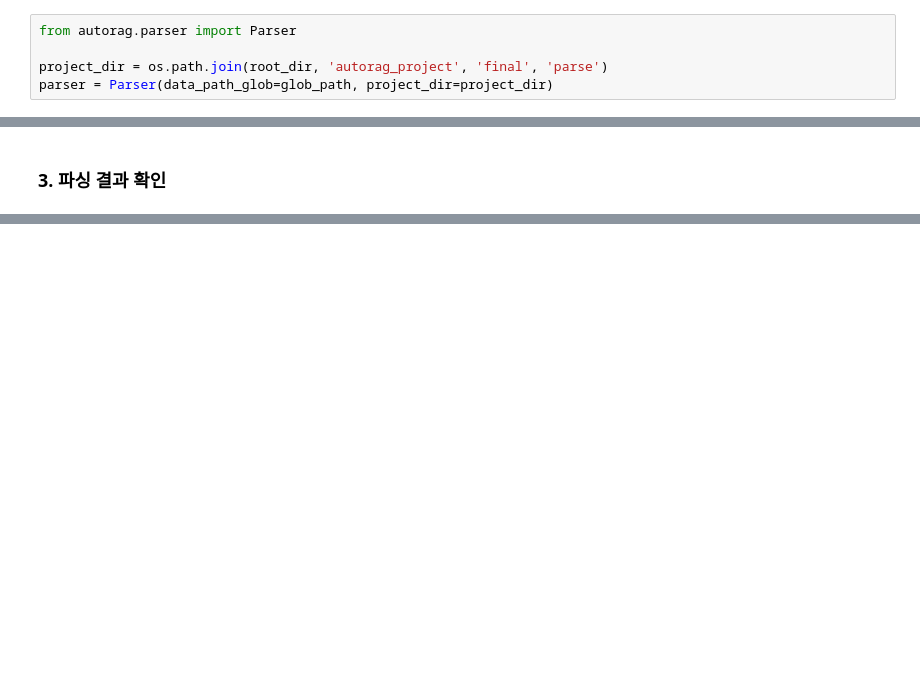
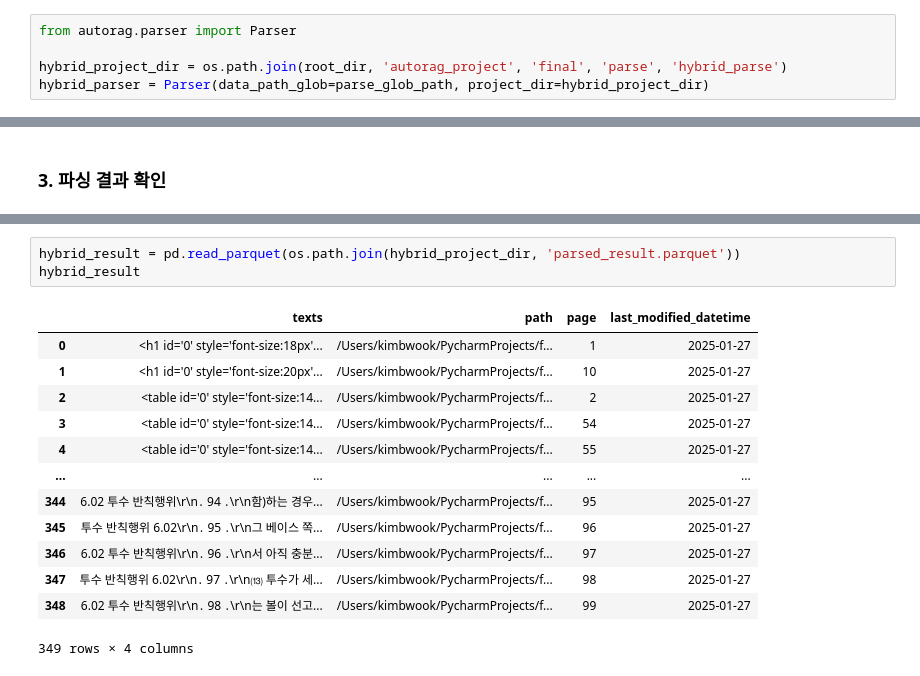
Before and after one commit to Auto-RAG/fast-campus, a Jupyter notebook: notebook/최종 실습/파싱.ipynb, the cells around one changed output, grey strips where cells are left out. Drawn from its saved outputs; the diff is of its cells as text; blank space fills up the shorter version.

```diff
--- a/notebook/최종 실습/파싱 및 청킹.ipynb
+++ b/notebook/최종 실습/파싱.ipynb
@@ -224,6 +221,6 @@ glob_path = os.path.join(data_dir, 'cleaned', '*')
 # %%
 from autorag.parser import Parser
 
-project_dir = os.path.join(root_dir, 'autorag_project', 'final', 'parse')
-parser = Parser(data_path_glob=glob_path, project_dir=project_dir)
+hybrid_project_dir = os.path.join(root_dir, 'autorag_project', 'final', 'parse', 'hybrid_parse')
+hybrid_parser = Parser(data_path_glob=parse_glob_path, project_dir=hybrid_project_dir)
 # %% [output]
@@ -246,0 +361,17 @@ parser.start_parsing(yaml_path)
+# %%
+hybrid_result = pd.read_parquet(os.path.join(hybrid_project_dir, 'parsed_result.parquet'))
+hybrid_result
+# %% [output]
+|  | texts | path | page | last_modified_datetime |
+| 0 | <h1 id='0' style='font-size:18px'... | /Users/kimbwook/PycharmProjects/f... | 1 | 2025-01-27 |
+| 1 | <h1 id='0' style='font-size:20px'... | /Users/kimbwook/PycharmProjects/f... | 10 | 2025-01-27 |
+| 2 | <table id='0' style='font-size:14... | /Users/kimbwook/PycharmProjects/f... | 2 | 2025-01-27 |
+| 3 | <table id='0' style='font-size:14... | /Users/kimbwook/PycharmProjects/f... | 54 | 2025-01-27 |
+| 4 | <table id='0' style='font-size:14... | /Users/kimbwook/PycharmProjects/f... | 55 | 2025-01-27 |
+| ... | ... | ... | ... | ... |
+| 344 | 6.02 투수 반칙행위\r\n․ 94 ․\r\n함)하는 경우... | /Users/kimbwook/PycharmProjects/f... | 95 | 2025-01-27 |
+| 345 | 투수 반칙행위 6.02\r\n․ 95 ․\r\n그 베이스 쪽... | /Users/kimbwook/PycharmProjects/f... | 96 | 2025-01-27 |
+| 346 | 6.02 투수 반칙행위\r\n․ 96 ․\r\n서 아직 충분... | /Users/kimbwook/PycharmProjects/f... | 97 | 2025-01-27 |
+| 347 | 투수 반칙행위 6.02\r\n․ 97 ․\r\n⒀ 투수가 세... | /Users/kimbwook/PycharmProjects/f... | 98 | 2025-01-27 |
+| 348 | 6.02 투수 반칙행위\r\n․ 98 ․\r\n는 볼이 선고... | /Users/kimbwook/PycharmProjects/f... | 99 | 2025-01-27 |
+349 rows × 4 columns
```
Also changed, not shown: parts of 23 cells of this notebook, 18 other files.
